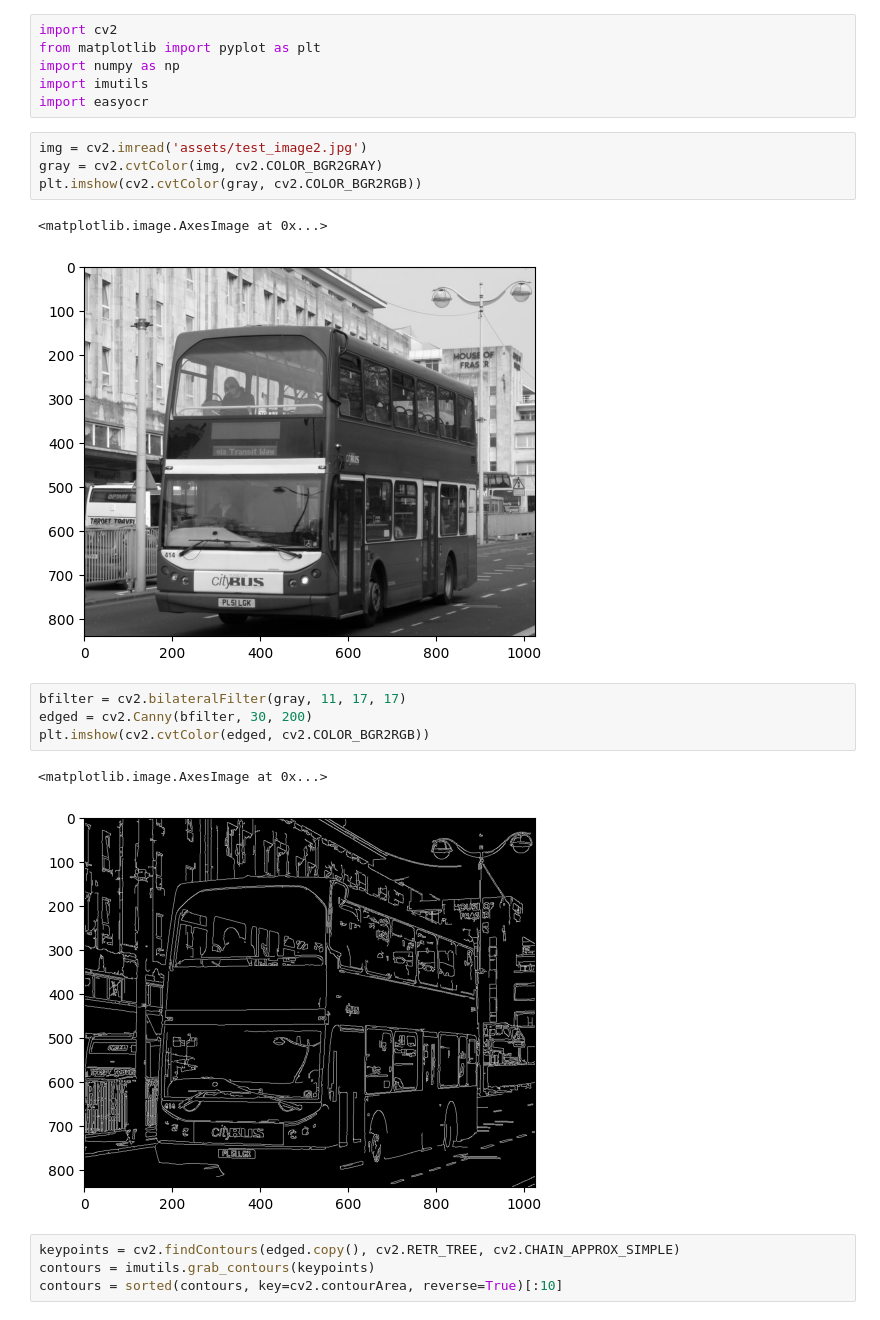
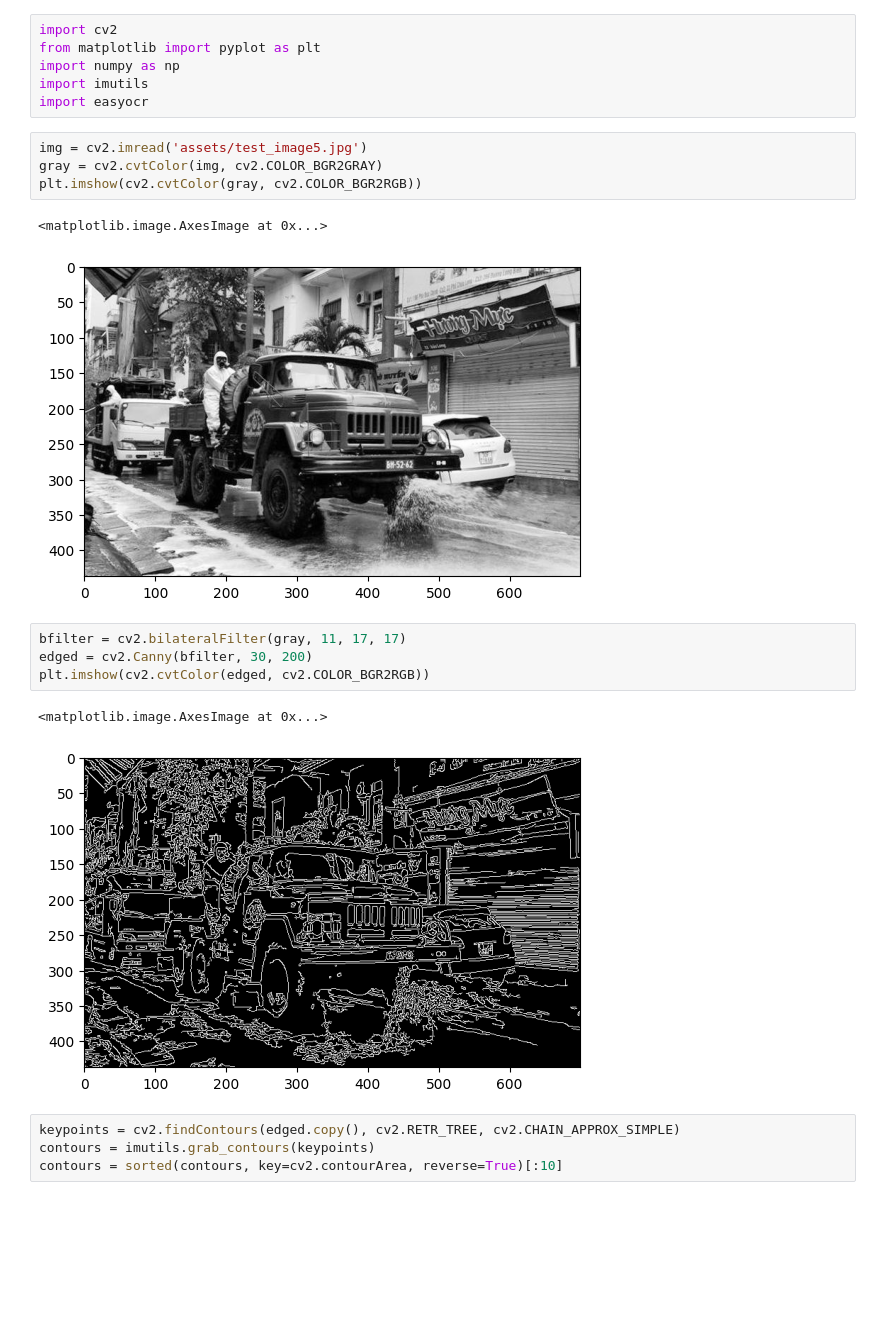
Before and after one commit to VimukthiPramudantha/Number_Plate_Recognition, a Jupyter notebook: number_plate_recognition.ipynb, the cells around one changed output. Saved outputs shown, nothing was run; the diff lists cells and outputs as text; blank space fills up the shorter version.

Commit message:
test: 4th test failed need improvements

```diff
--- a/number_plate_recognition.ipynb
+++ b/number_plate_recognition.ipynb
@@ -46,19 +46,19 @@ import numpy as np
 import imutils
 import easyocr
 # %%
-img = cv2.imread('assets/test_image2.jpg')
+img = cv2.imread('assets/test_image5.jpg')
 gray = cv2.cvtColor(img, cv2.COLOR_BGR2GRAY)
 plt.imshow(cv2.cvtColor(gray, cv2.COLOR_BGR2RGB))
 # %% [output]
 <matplotlib.image.AxesImage at 0x...>
-[figure, old version]
+[figure, new version]
 # %%
 bfilter = cv2.bilateralFilter(gray, 11, 17, 17)
 edged = cv2.Canny(bfilter, 30, 200)
 plt.imshow(cv2.cvtColor(edged, cv2.COLOR_BGR2RGB))
 # %% [output]
 <matplotlib.image.AxesImage at 0x...>
-[figure, old version]
+[figure, new version]
 # %%
 keypoints = cv2.findContours(edged.copy(), cv2.RETR_TREE, cv2.CHAIN_APPROX_SIMPLE)
 contours = imutils.grab_contours(keypoints)
```
Also changed, not shown: parts of 5 cells of this notebook.
